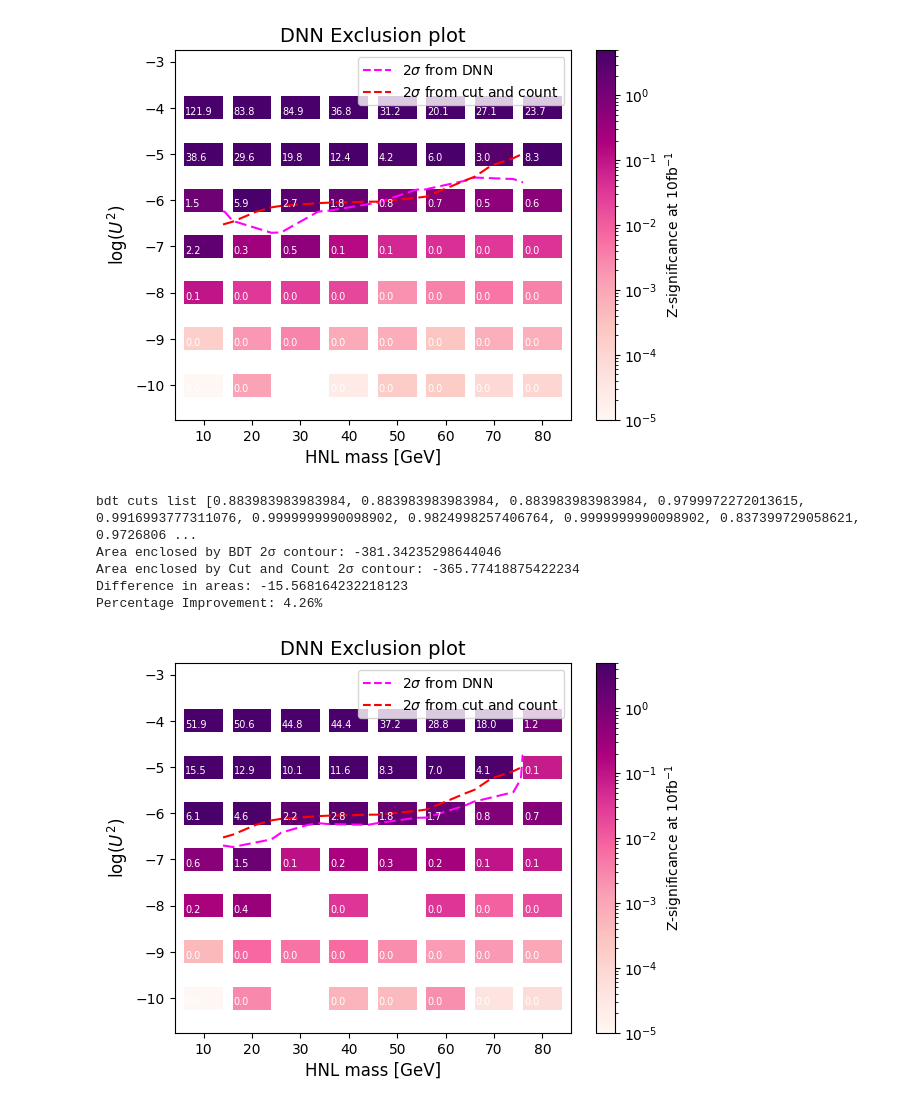
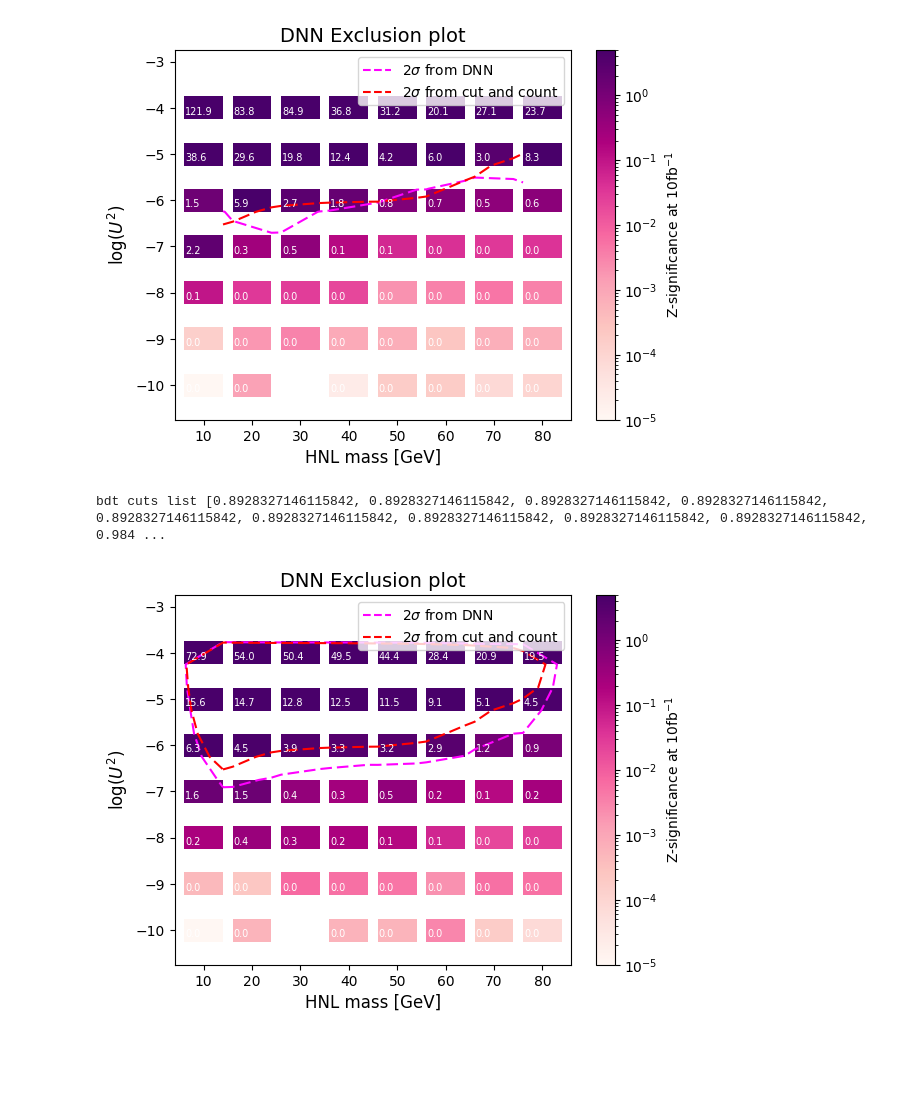
Before and after one commit to tomcritchley/FCCAnalyses_local, a Jupyter notebook: xgboost/xgboost_batch/plotting_limits.ipynb, the cells around one changed output. Saved outputs shown, nothing was run; the diff lists cells and outputs as text; code cells hidden in the pictures; blank space fills up the shorter version.

```diff
--- a/xgboost/xgboost_batch/plotting_limits.ipynb
+++ b/xgboost/xgboost_batch/plotting_limits.ipynb
@@ -2443,7 +2443,7 @@ from matplotlib.lines import Line2D
 import json
 from sklearn.metrics import auc
 
-with open('test_xgboost_results17_10fb.json', 'r') as file:
+with open('BDT_results_run17.json', 'r') as file:
 
     data = json.load(file)
 
@@ -2552,7 +2552,7 @@ def make_hist_2D():
                 plt.text(x_edges[i] +0.2, y_edges[j]+0.1, f'{hist[i, j]:.1f}', color='white', fontsize = 7)
 
 
-    plt.savefig('exclusionplot_10fb_run12_LLP.pdf', format='pdf')
+    plt.savefig('exclusionplot_10fb_run17.pdf', format='pdf')
     plt.show()
 
 make_hist_2D()
@@ -3205,7 +3207,7 @@ from matplotlib.lines import Line2D
 import json
 from sklearn.metrics import auc
 
-with open('DNN_results_run6.json', 'r') as file:
+with open('DNN_results_run11.json', 'r') as file:
 
     data = json.load(file)
 
@@ -3269,8 +3271,8 @@ def make_hist_2D():
     significances_cc = [data[2] for data in data_points_cc]
 
     # Perform the interpolation
-    z_interp = griddata((masses, angles), significances, (x_grid, y_grid), method='linear')
-    z_cut_count = griddata((masses_cc, angles_cc), significances_cc, (x_grid, y_grid), method='linear')
+    z_interp = griddata((masses, angles), significances, (x_grid, y_grid), method='linear',fill_value=0)
+    z_cut_count = griddata((masses_cc, angles_cc), significances_cc, (x_grid, y_grid), method='linear',fill_value=0)
     # Contour lines
     contour_2sigma = plt.contour(x_grid, y_grid, z_interp, levels=[threshold], colors='magenta', linestyles='dashed')
 
@@ -3282,46 +3284,42 @@ def make_hist_2D():
     cc_points = cc_2sigma.collections[0].get_paths()[0].vertices
 
     # Calculate the area enclosed by the contours
-    area_contour = auc(contour_points[:, 0], contour_points[:, 1])
-    area_cc = auc(cc_points[:, 0], cc_points[:, 1])
+    #area_contour = auc(contour_points[:, 0], contour_points[:, 1])
+    #area_cc = auc(cc_points[:, 0], cc_points[:, 1])
 
     # Find the difference in areas
-    area_difference = area_contour - area_cc
+    #area_difference = area_contour - area_cc
 
-    print(f"Area enclosed by BDT 2σ contour: {area_contour}")
-    print(f"Area enclosed by Cut and Count 2σ contour: {area_cc}")
-    print(f"Difference in areas: {area_difference}")
+    #print(f"Area enclosed by BDT 2σ contour: {area_contour}")
+    #print(f"Area enclosed by Cut and Count 2σ contour: {area_cc}")
+    #print(f"Difference in areas: {area_difference}")
     # Find the difference in areas
-    percentage_improvement = (area_difference / area_cc) * 100
+    #percentage_improvement = (area_difference / area_cc) * 100
 
-    print(f"Percentage Improvement: {percentage_improvement:.2f}%")
+    #print(f"Percentage Improvement: {percentage_improvement:.2f}%")
 
     # Create legend entries
     legend_elements = [Line2D([0], [0], color='magenta', linestyle='dashed', label='2$\sigma$ from DNN'),
                        Line2D([0], [0], color='red', linestyle='dashed', label='2$\sigma$ from cut and count')]
                        #Line2D([0], [0], color='blue', label='5$\sigma$')]
 
     plt.legend(handles=legend_elements, loc='upper right')
 
     plt.xlabel("HNL mass [GeV]", fontsize=12)
     plt.ylabel("log($U^2$)", fontsize=12)
     plt.title("DNN Exclusion plot", fontsize=14)
 
 
     for i in range(len(x_edges) -1):
         for j in range(len(y_edges) -1):
             if hist[i, j] > 0:
                 plt.text(x_edges[i] +0.2, y_edges[j]+0.1, f'{hist[i, j]:.1f}', color='white', fontsize = 7)
 
 
-    plt.savefig('exclusionplot_DNN_10fb_run4.pdf', format='pdf')
+    plt.savefig('exclusionplot_DNN_10fb_run11.pdf', format='pdf')
     plt.show()
 
 make_hist_2D()
 # %% [output]
-bdt cuts list [0.883983983983984, 0.883983983983984, 0.883983983983984, 0.9799972272013615, 0.9916993777311076, 0.9999999990098902, 0.9824998257406764, 0.9999999990098902, 0.837399729058621, 0.9726806 ...
-Area enclosed by BDT 2σ contour: -381.34235298644046
-Area enclosed by Cut and Count 2σ contour: -365.77418875422234
-Difference in areas: -15.568164232218123
-Percentage Improvement: 4.26%
+bdt cuts list [0.8928327146115842, 0.8928327146115842, 0.8928327146115842, 0.8928327146115842, 0.8928327146115842, 0.8928327146115842, 0.8928327146115842, 0.8928327146115842, 0.8928327146115842, 0.984 ...
-[figure, old version]
+[figure, new version]
```
Also changed, not shown: parts of 6 cells of this notebook, 1 other file.
